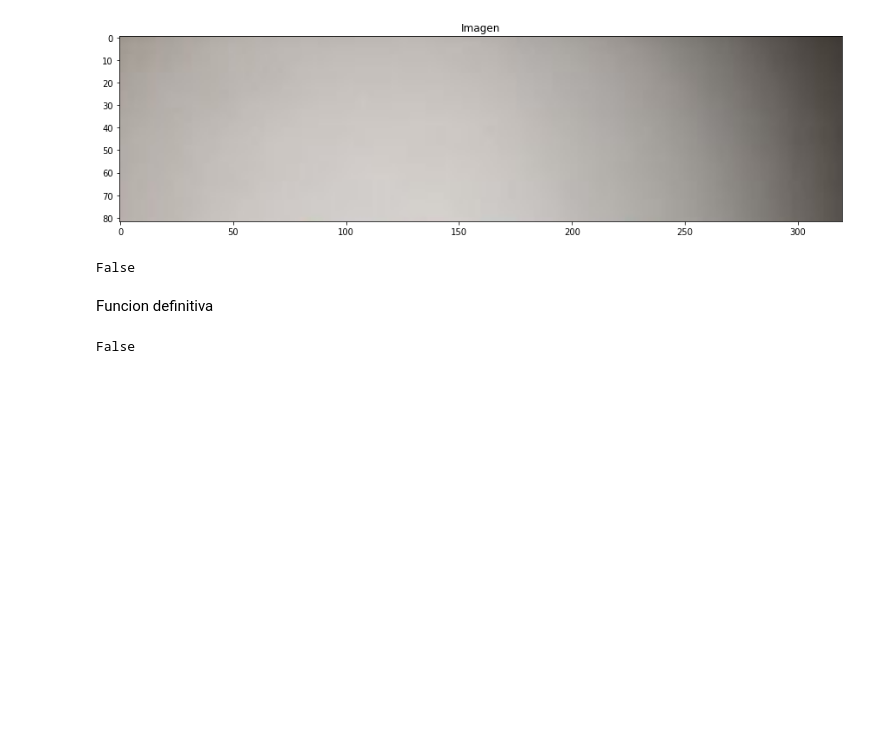
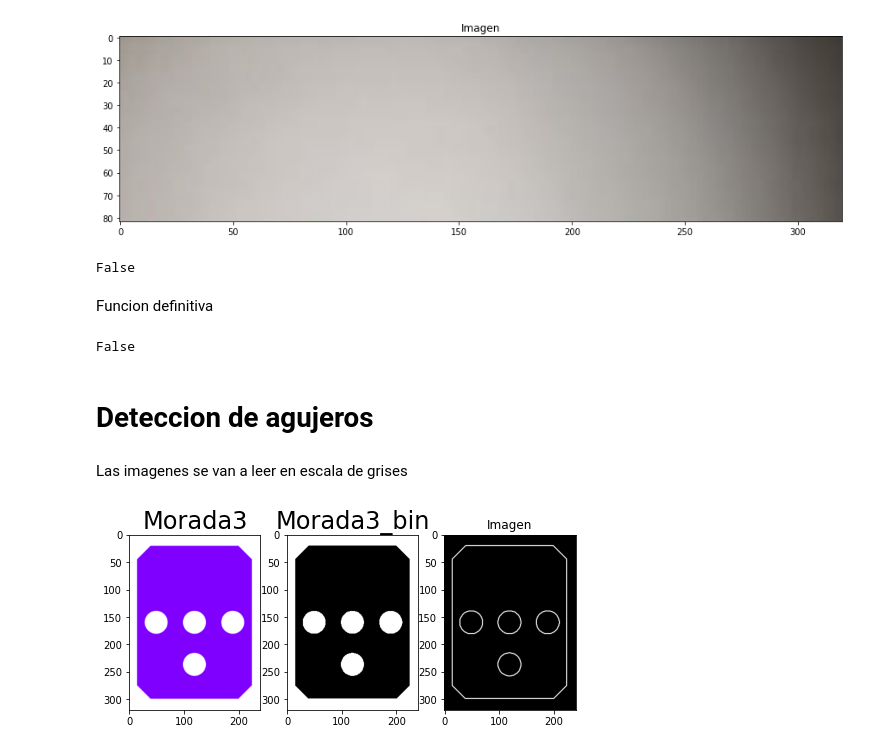
Before and after one commit to ChristopherMoralesA/MiniProyecto-Vision, a Jupyter notebook: Miniproyecto.ipynb, the cells around one changed output. Drawn from its saved outputs; the diff is of its cells as text; code cells hidden in the pictures; blank space fills up the shorter version.

```diff
--- a/Miniproyecto.ipynb
+++ b/Miniproyecto.ipynb
@@ -300,2 +300,29 @@ is_cromatic_v5(AZUL_SINOBJ_argb)
 # %% [output]
 False
+# %% [markdown]
+# Deteccion de agujeros
+# %%
+def binarize(image,thresh=0):
+    if thresh==0:
+        thresh = threshold_otsu(image)
+    binary = image > thresh
+    return binary
+# %% [markdown]
+Las imagenes se van a leer en escala de grises
+# %%
+Morada3= io.imread(path +r'\Morada3.png')
+Morada3_bin= binarize(io.imread(path +r'\Morada3.png',True))
+Morada3_sobel = sobel(Morada3_bin)
+fig, axes = plt.subplots(ncols=3, nrows=1, figsize=(8, 4))
+ax0, ax1, ax2  = axes.flat
+ax0.imshow(Morada3)
+ax0.set_title('Morada3', fontsize=24)
+ax1.imshow(Morada3_bin,cmap='gray')
+ax1.set_title('Morada3_bin', fontsize=24)
+ax2.imshow(Morada3_sobel,cmap='gray')
+ax2.set_title('Morada3_sobel', fontsize=24)
+
+plt.title("Imagen")
+plt.show()
+# %% [output]
+[figure, added]
```
Also changed, not shown: parts of 29 cells of this notebook.
